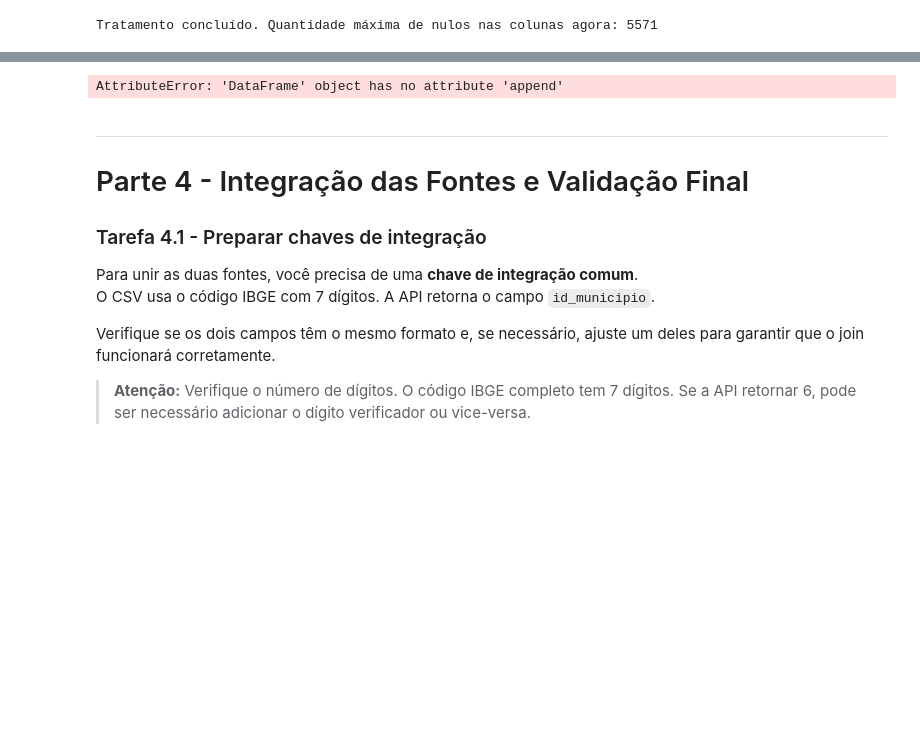
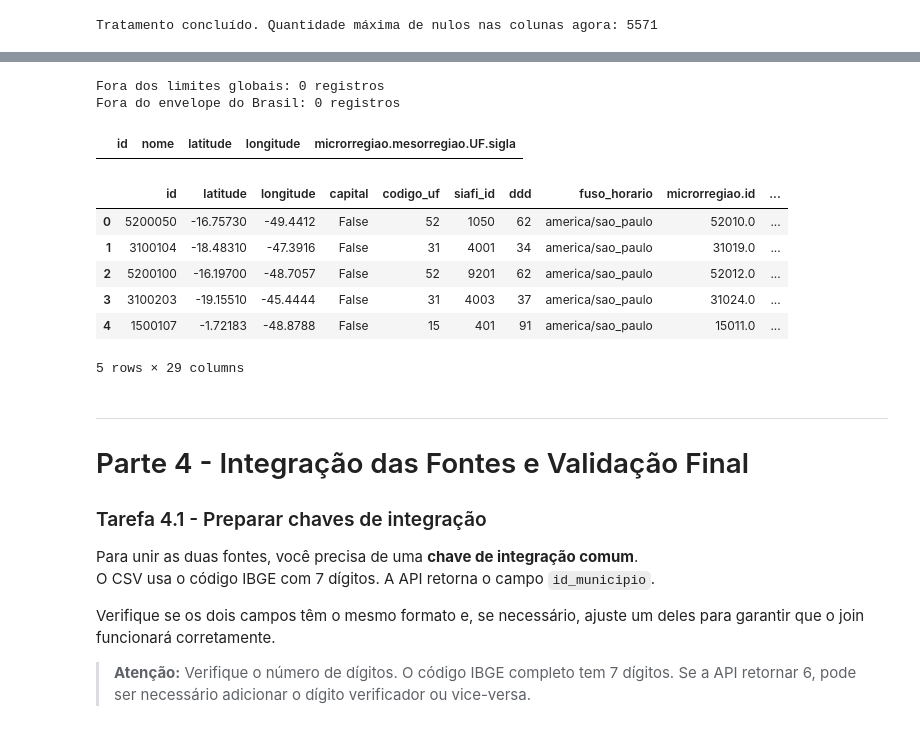
Before and after one commit to davidogral/Data-Wragling, a Jupyter notebook: Davi/vini.ipynb, the cells around one changed output, grey strips where cells are left out. Drawn from its saved outputs; the diff is of its cells as text; code cells hidden in the pictures; blank space fills up the shorter version.

```diff
--- a/Davi/vini.ipynb
+++ b/Davi/vini.ipynb
@@ -640,16 +732,38 @@ dtype: int64
 # Latitude válida: entre -90 e 90
 # Longitude válida: entre -180 e 180
 # Para o Brasil: lat entre -34 e 6; lon entre -74 e -28
-for i in df_merge[(df_merge['latitude'] < -34) | (df_merge['latitude'] > 6)]:
-    latitude_invalida = latitude_invalida.append(df_merge.loc[i])
-for i in df_merge[(df_merge['longitude'] < -74) | (df_merge['longitude'] > -28)]:
-    longitude_invalida = longitude_invalida.append(df_merge.loc[i])
-print(longitude_invalida)
-print(latitude_invalida)
+limites_globais = df_merge[
+    (df_merge['latitude'] < -90) | (df_merge['latitude'] > 90) |
+    (df_merge['longitude'] < -180) | (df_merge['longitude'] > 180)
+]
+
+limites_brasil = df_merge[
+    (df_merge['latitude'] < -34) | (df_merge['latitude'] > 6) |
+    (df_merge['longitude'] < -74) | (df_merge['longitude'] > -28)
+]
+
+print(f"Fora dos limites globais: {len(limites_globais)} registros")
+print(f"Fora do envelope do Brasil: {len(limites_brasil)} registros")
+
+display(limites_brasil[['id', 'nome', 'latitude', 'longitude', 'microrregiao.mesorregiao.UF.sigla']].head())
 # %% [output]
-AttributeError: 'DataFrame' object has no attribute 'append'
+Fora dos limites globais: 0 registros
+Fora do envelope do Brasil: 0 registros
+|  | id | nome | latitude | longitude | microrregiao.mesorregiao.UF.sigla |
 # %%
 # Tarefa 3.3e - Aplique demais correções identificadas no diagnóstico
+df_merge = df_merge.drop_duplicates(subset=['id'])
+df_merge = df_merge.drop(columns=['nome_csv', 'nome_municipios', 'microrregiao'], errors='ignore')
+df_merge.reset_index(drop=True, inplace=True)
+df_merge.head()
+# %% [output]
+|  | id | latitude | longitude | capital | codigo_uf | siafi_id | ddd | fuso_horario | microrregiao.id | ... |
+| 0 | 5200050 | -16.75730 | -49.4412 | False | 52 | 1050 | 62 | america/sao_paulo | 52010.0 | ... |
+| 1 | 3100104 | -18.48310 | -47.3916 | False | 31 | 4001 | 34 | america/sao_paulo | 31019.0 | ... |
+| 2 | 5200100 | -16.19700 | -48.7057 | False | 52 | 9201 | 62 | america/sao_paulo | 52012.0 | ... |
+| 3 | 3100203 | -19.15510 | -45.4444 | False | 31 | 4003 | 37 | america/sao_paulo | 31024.0 | ... |
+| 4 | 1500107 | -1.72183 | -48.8788 | False | 15 | 401 | 91 | america/sao_paulo | 15011.0 | ... |
+5 rows × 29 columns
 # %% [markdown]
 ---
 # Parte 4 - Integração das Fontes e Validação Final
```
Also changed, not shown: parts of 25 cells of this notebook, 2 other files.
